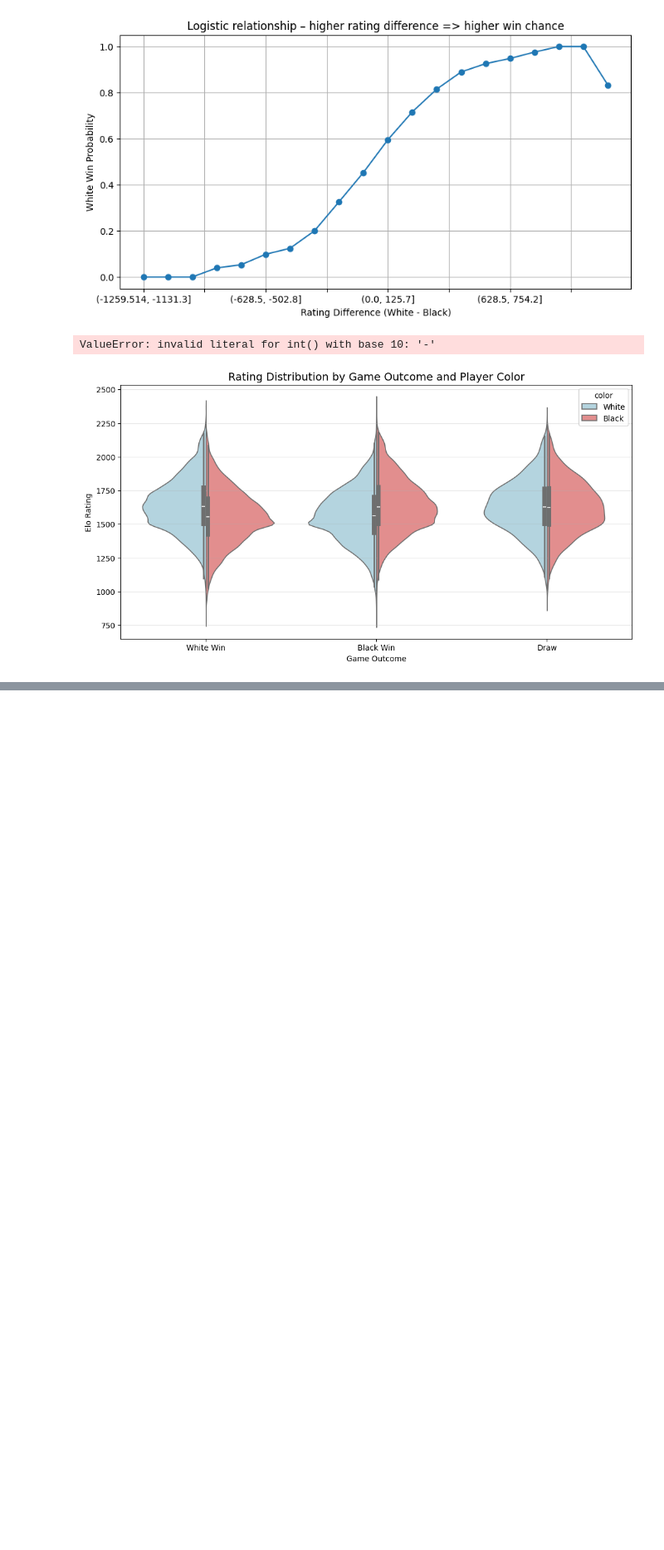
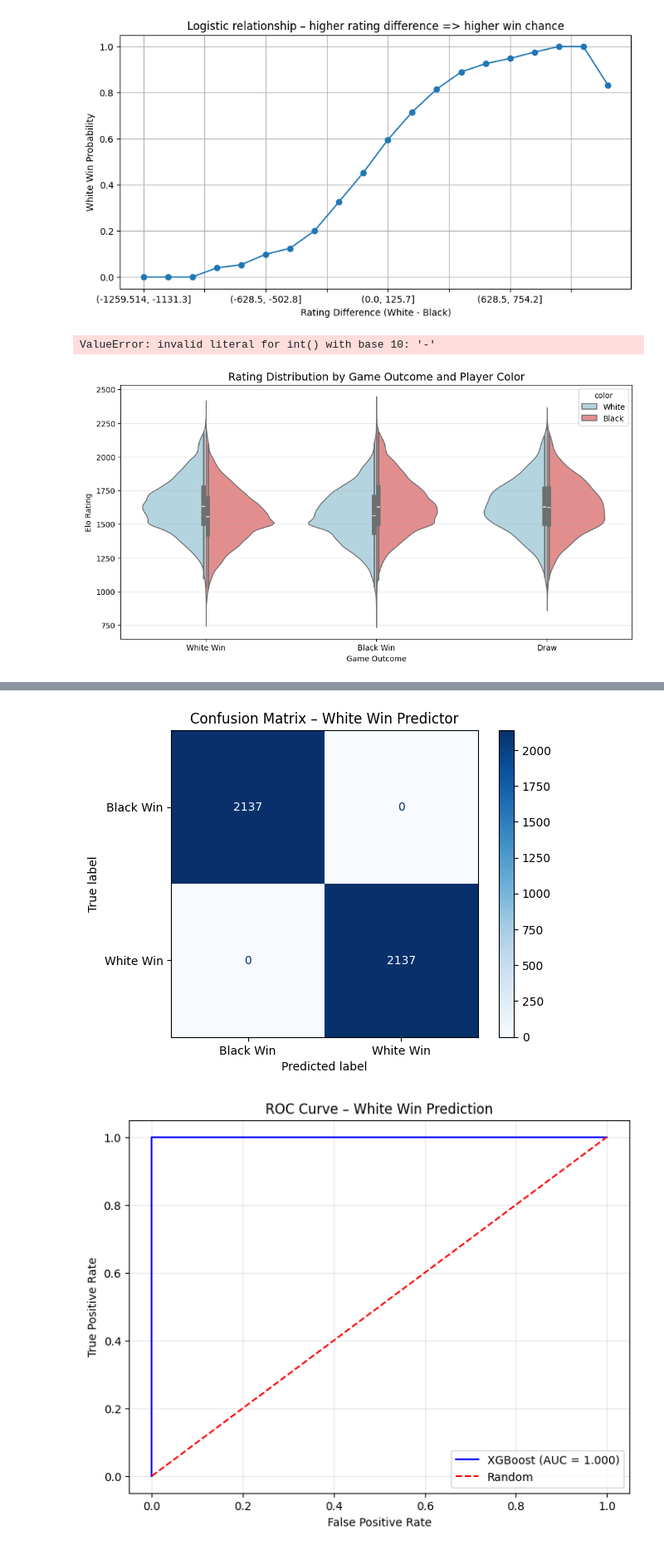
Before and after one commit to nabin2004/LichessOps, a Jupyter notebook: notebook/Task3_notebook.ipynb, the cells around one changed output, grey strips where cells are left out. Shown at 83% size. Drawn from its saved outputs; the diff is of its cells as text; code cells hidden in the pictures; blank space fills up the shorter version.

```diff
--- a/notebook/Task3_notebook.ipynb
+++ b/notebook/Task3_notebook.ipynb
@@ -383,0 +491,32 @@ ProgrammingError: 1054 (42S22): Unknown column 'eco' in 'field list'
+# %%
+from sklearn.metrics import confusion_matrix, ConfusionMatrixDisplay, roc_curve, auc
+import matplotlib.pyplot as plt
+
+query = "SELECT y_true, y_pred, prob_win FROM batch_predictions WHERE y_true IN (0,1)"
+df_pred = pd.read_sql(query, conn)
+
+# Confusion matrix
+cm = confusion_matrix(df_pred['y_true'], df_pred['y_pred'])
+disp = ConfusionMatrixDisplay(confusion_matrix=cm, display_labels=['Black Win', 'White Win'])
+disp.plot(cmap='Blues')
+plt.title('Confusion Matrix – White Win Predictor')
+plt.savefig('confusion_matrix.png', dpi=300)
+plt.show()
+
+# ROC Curve
+fpr, tpr, _ = roc_curve(df_pred['y_true'], df_pred['prob_win'])
+roc_auc = auc(fpr, tpr)
+
+plt.figure(figsize=(8,6))
+plt.plot(fpr, tpr, 'b-', label=f'XGBoost (AUC = {roc_auc:.3f})')
+plt.plot([0,1], [0,1], 'r--', label='Random')
+plt.xlabel('False Positive Rate')
+plt.ylabel('True Positive Rate')
+plt.title('ROC Curve – White Win Prediction')
+plt.legend()
+plt.grid(alpha=0.3)
+plt.savefig('roc_curve.png', dpi=300)
+plt.show()
+# %% [output]
+[figure, added]
+[figure, added]
```
Also changed, not shown: parts of 9 cells of this notebook, 4 other files.
